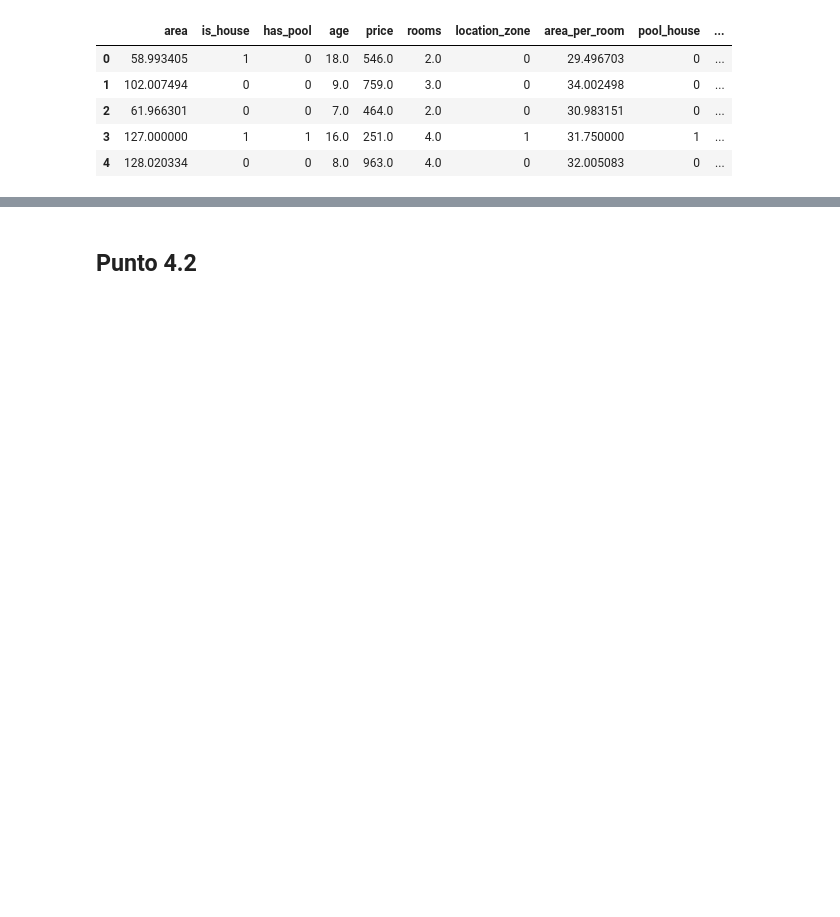
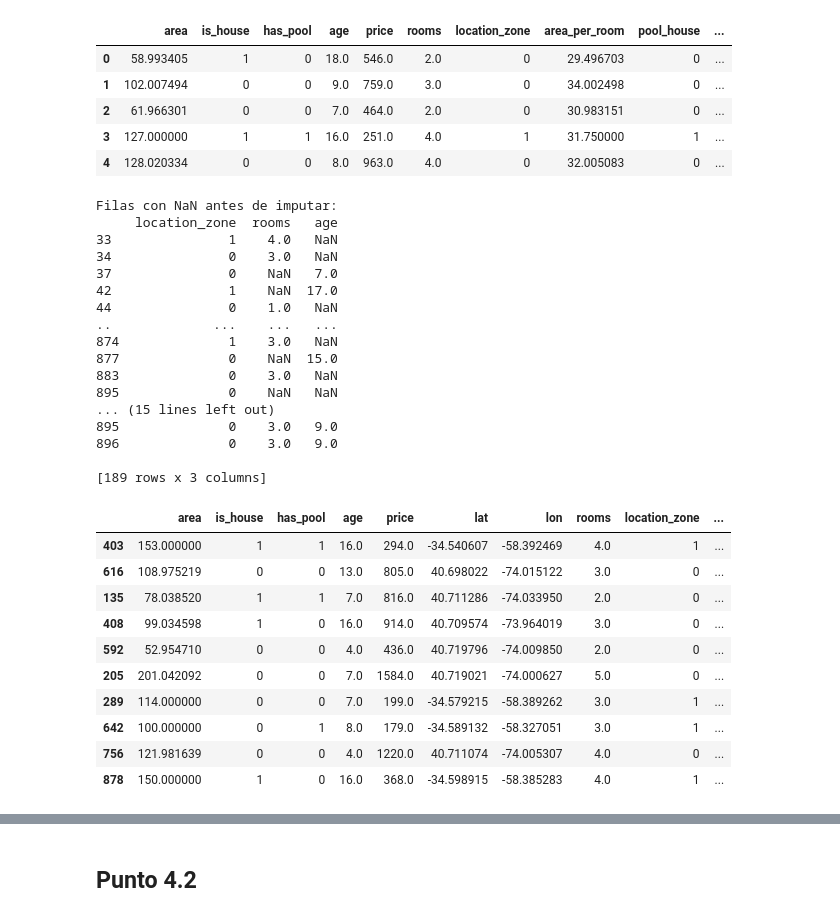
Before and after one commit to frizynn/tp1-machine-learning, a Jupyter notebook: src/Entrega_Tp1.ipynb, the cells around one changed output, grey strips where cells are left out. Saved outputs shown, nothing was run; the diff lists cells and outputs as text; code cells hidden in the pictures; blank space fills up the shorter version.

```diff
--- a/src/Entrega_Tp1.ipynb
+++ b/src/Entrega_Tp1.ipynb
@@ -684,3 +696,73 @@ processed_df.head()
 | 2 | 61.966301 | 0 | 0 | 7.0 | 464.0 | 2.0 | 0 | 30.983151 | 0 | ... |
 | 3 | 127.000000 | 1 | 1 | 16.0 | 251.0 | 4.0 | 1 | 31.750000 | 1 | ... |
 | 4 | 128.020334 | 0 | 0 | 8.0 | 963.0 | 4.0 | 0 | 32.005083 | 0 | ... |
+# %%
+import pandas as pd
+
+# Cargar el dataset
+df_raw = pd.read_csv(r"../data/raw/casas_dev.csv")
+
+# Preprocesamiento: convertir área de sqft a m2 y asignar zonas (se asume que 'kmeans' ya está definido)
+df_raw.loc[df_raw['area_units'] == 'sqft', 'area'] = df_raw['area'] * 0.092903
+df_raw.loc[df_raw['area_units'] == 'sqft', 'area_units'] = 'm2'
+df_raw['location_zone'] = kmeans.predict(df_raw[['lat', 'lon']].to_numpy())
+
+# Guardar las filas que tienen NaN en 'rooms' o 'age' antes de imputar
+nan_rows_before = df_raw[df_raw[['rooms', 'age']].isna().any(axis=1)].copy()
+print("Filas con NaN antes de imputar:")
+print(nan_rows_before[['location_zone', 'rooms', 'age']])
+
+# Calcular las medias por zona y redondearlas al entero más cercano
+mean_rooms_by_zone = df_raw.groupby('location_zone')['rooms'].mean().round(0).astype(int)
+mean_age_by_zone = df_raw.groupby('location_zone')['age'].mean().round(0).astype(int)
+
+# Imputar los valores faltantes usando las medias correspondientes por zona
+for zone in df_raw['location_zone'].unique():
+    df_raw.loc[(df_raw['location_zone'] == zone) & (df_raw['rooms'].isna()), 'rooms'] = mean_rooms_by_zone[zone]
+    df_raw.loc[(df_raw['location_zone'] == zone) & (df_raw['age'].isna()), 'age'] = mean_age_by_zone[zone]
+
+# Mostrar las mismas filas (utilizando sus índices) después de la imputación
+nan_rows_after = df_raw.loc[nan_rows_before.index]
+print("\nFilas correspondientes después de imputar:")
+print(nan_rows_after[['location_zone', 'rooms', 'age']])
+
+
+# Crear nuevas features y eliminar columna innecesaria
+df_raw['area_per_room'] = df_raw['area'] / df_raw['rooms']
+df_raw['pool_house'] = df_raw['has_pool'] * df_raw['is_house']
+df_raw = df_raw.drop('area_units', axis=1)
+
+
+# save the df_raw
+df_raw.to_csv(r"../data/processed/casas_dev_eng_mean_impute.csv", index=False)
+
+df_raw.sample(10)
+# %% [output]
+Filas con NaN antes de imputar:
+     location_zone  rooms   age
+33               1    4.0   NaN
+34               0    3.0   NaN
+37               0    NaN   7.0
+42               1    NaN  17.0
+44               0    1.0   NaN
+..             ...    ...   ...
+874              1    3.0   NaN
+877              0    NaN  15.0
+883              0    3.0   NaN
+895              0    NaN   NaN
+... (15 lines left out)
+895              0    3.0   9.0
+896              0    3.0   9.0
+
+[189 rows x 3 columns]
+|  | area | is_house | has_pool | age | price | lat | lon | rooms | location_zone | ... |
+| 403 | 153.000000 | 1 | 1 | 16.0 | 294.0 | -34.540607 | -58.392469 | 4.0 | 1 | ... |
+| 616 | 108.975219 | 0 | 0 | 13.0 | 805.0 | 40.698022 | -74.015122 | 3.0 | 0 | ... |
+| 135 | 78.038520 | 1 | 1 | 7.0 | 816.0 | 40.711286 | -74.033950 | 2.0 | 0 | ... |
+| 408 | 99.034598 | 1 | 0 | 16.0 | 914.0 | 40.709574 | -73.964019 | 3.0 | 0 | ... |
+| 592 | 52.954710 | 0 | 0 | 4.0 | 436.0 | 40.719796 | -74.009850 | 2.0 | 0 | ... |
+| 205 | 201.042092 | 0 | 0 | 7.0 | 1584.0 | 40.719021 | -74.000627 | 5.0 | 0 | ... |
+| 289 | 114.000000 | 0 | 0 | 7.0 | 199.0 | -34.579215 | -58.389262 | 3.0 | 1 | ... |
+| 642 | 100.000000 | 0 | 1 | 8.0 | 179.0 | -34.589132 | -58.327051 | 3.0 | 1 | ... |
+| 756 | 121.981639 | 0 | 0 | 4.0 | 1220.0 | 40.711074 | -74.005307 | 4.0 | 0 | ... |
+| 878 | 150.000000 | 1 | 0 | 16.0 | 368.0 | -34.598915 | -58.385283 | 4.0 | 1 | ... |
```
Also changed, not shown: parts of 33 cells of this notebook, 7 other files.
